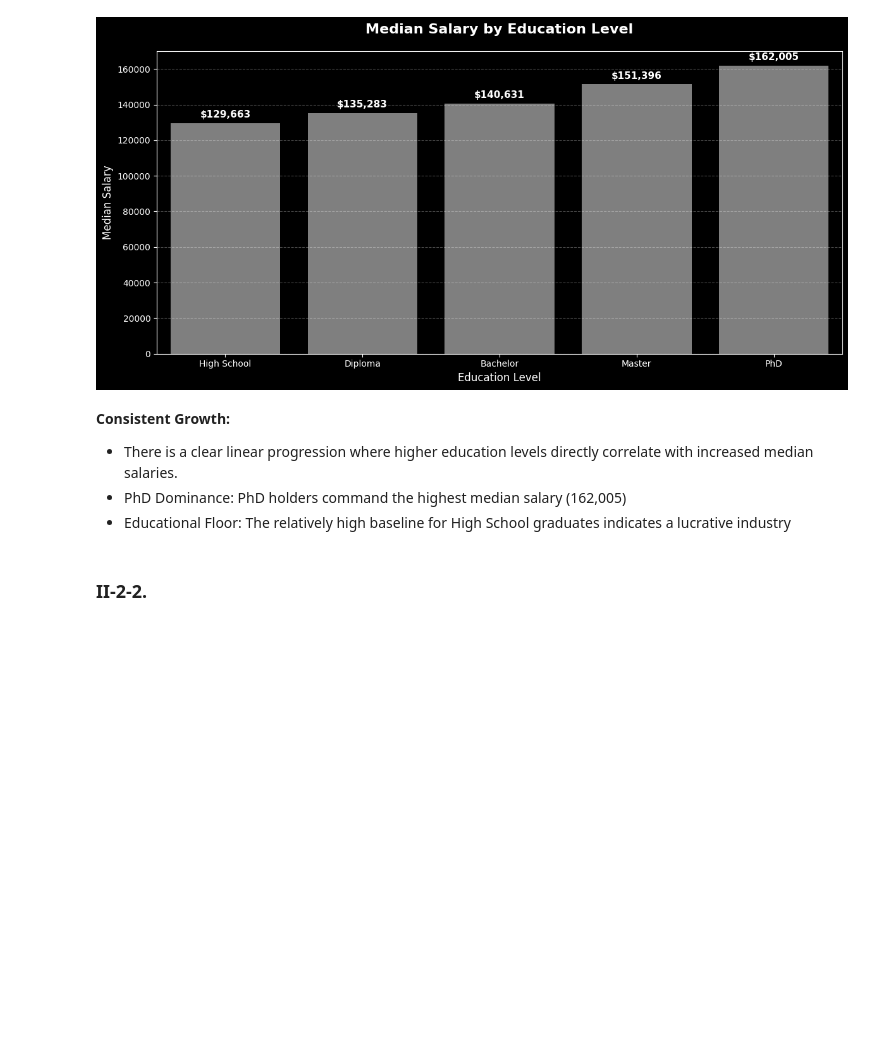
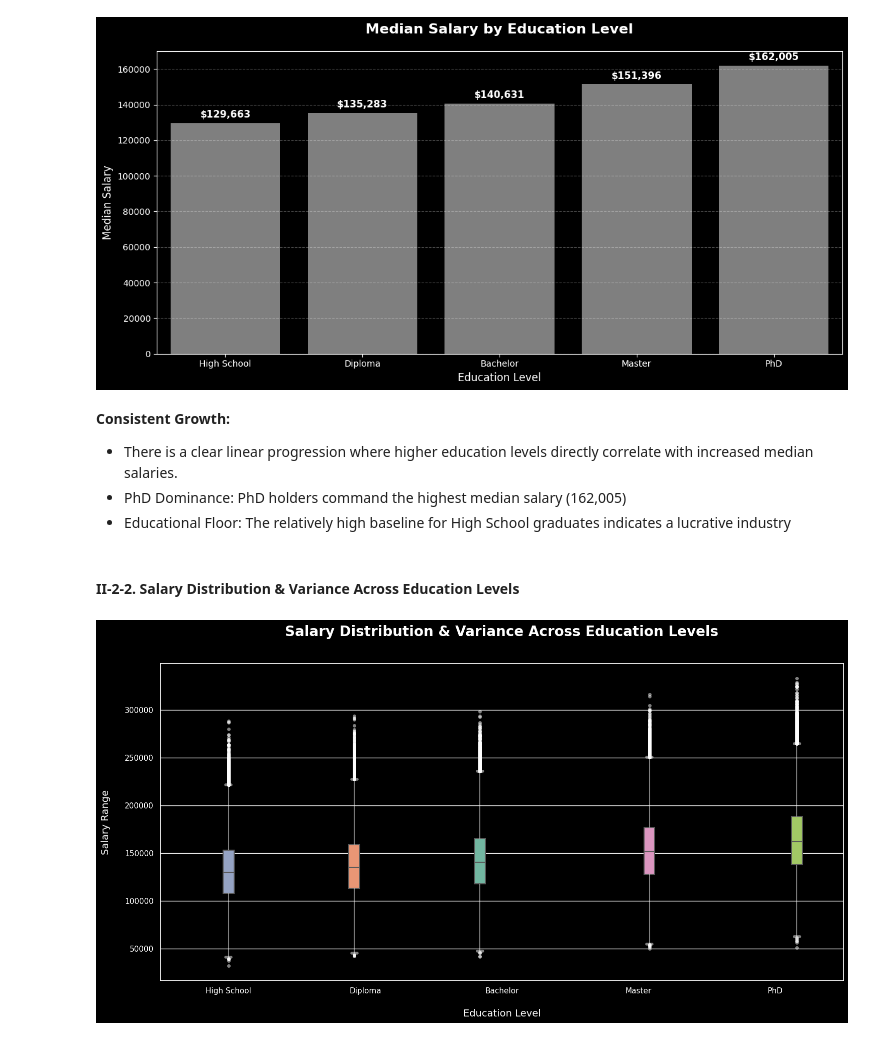
Before and after one commit to younesbensaid/Data-Analytics-projects, a Jupyter notebook: Large-Scale Dataset Analysis: 250K Job Records/NoteBook/Large-Scale Dataset Analysis: 250K Job Records.ipynb, the cells around one changed output. Cells and saved outputs as stored; diff of their text form; code cells hidden in the pictures; blank space fills up the shorter version.

Commit message:
Salary Distribution & Variance Across Education Levels

```diff
--- a/Large-Scale Dataset Analysis: 250K Job Records/NoteBook/Large-Scale Dataset Analysis: 250K Job Records.ipynb
+++ b/Large-Scale Dataset Analysis: 250K Job Records/NoteBook/Large-Scale Dataset Analysis: 250K Job Records.ipynb
@@ -526,5 +528,47 @@ plt.show()
 - There is a clear linear progression where higher education levels directly correlate with increased median salaries.
 - PhD Dominance: PhD holders command the highest median salary (162,005)
 - Educational Floor: The relatively high baseline for High School graduates indicates a lucrative industry
-# %% [markdown]
-### II-2-2.
+# %% [markdown]
+#### II-2-2. Salary Distribution & Variance Across Education Levels
+# %%
+
+plt.style.use('dark_background')
+
+fig, ax = plt.subplots(figsize=(16, 9))
+
+education_order = ['High School', 'Diploma', 'Bachelor', 'Master', 'PhD']
+
+sns.boxplot(
+    data=df,
+    x='education_level',
+    y='salary',
+    order=education_order,
+    hue='education_level',
+    palette='Set2',
+    legend=False,
+    linewidth=1.5,
+    width=0.4,
+    ax=ax,
+    flierprops={
+        'marker': 'o',
+        'markersize': 5,
+        'markerfacecolor': 'auto',
+        'markeredgecolor': 'none',
+        'alpha': 0.5
+    },
+    whiskerprops={'color': '#ffffff', 'linewidth': 1.5, 'alpha': 0.5},
+    capprops={'color': '#ffffff', 'linewidth': 4, 'alpha': 0.5}
+)
+
+ax.set_title('Salary Distribution & Variance Across Education Levels',
+             fontsize=20, fontweight='bold', pad=40)
+
+ax.set_xlabel('Education Level', fontsize=14, labelpad=20)
+ax.set_ylabel('Salary Range', fontsize=14, labelpad=20)
+
+
+plt.subplots_adjust(top=0.85, bottom=0.15, left=0.1, right=0.95)
+
+plt.show()
+# %% [output]
+[figure, added]
```
Also changed, not shown: parts of 3 cells of this notebook.
